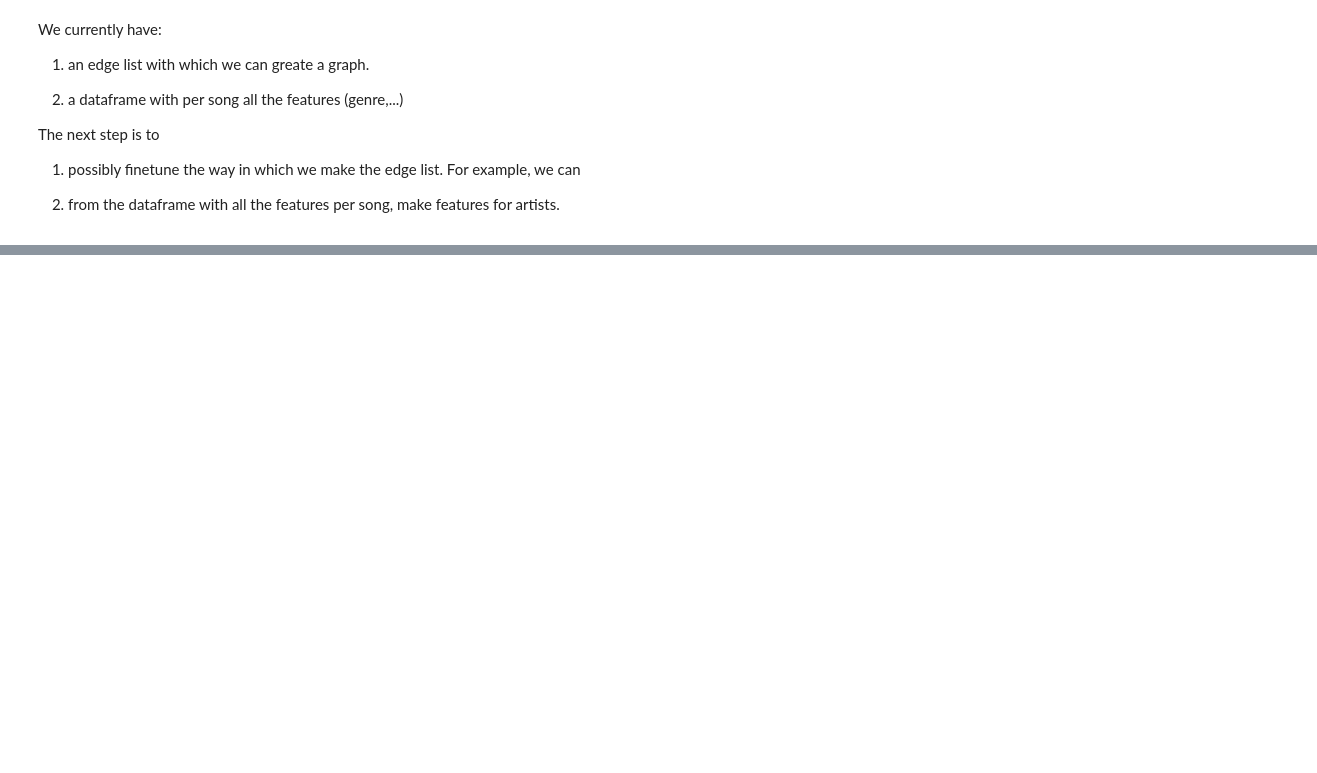
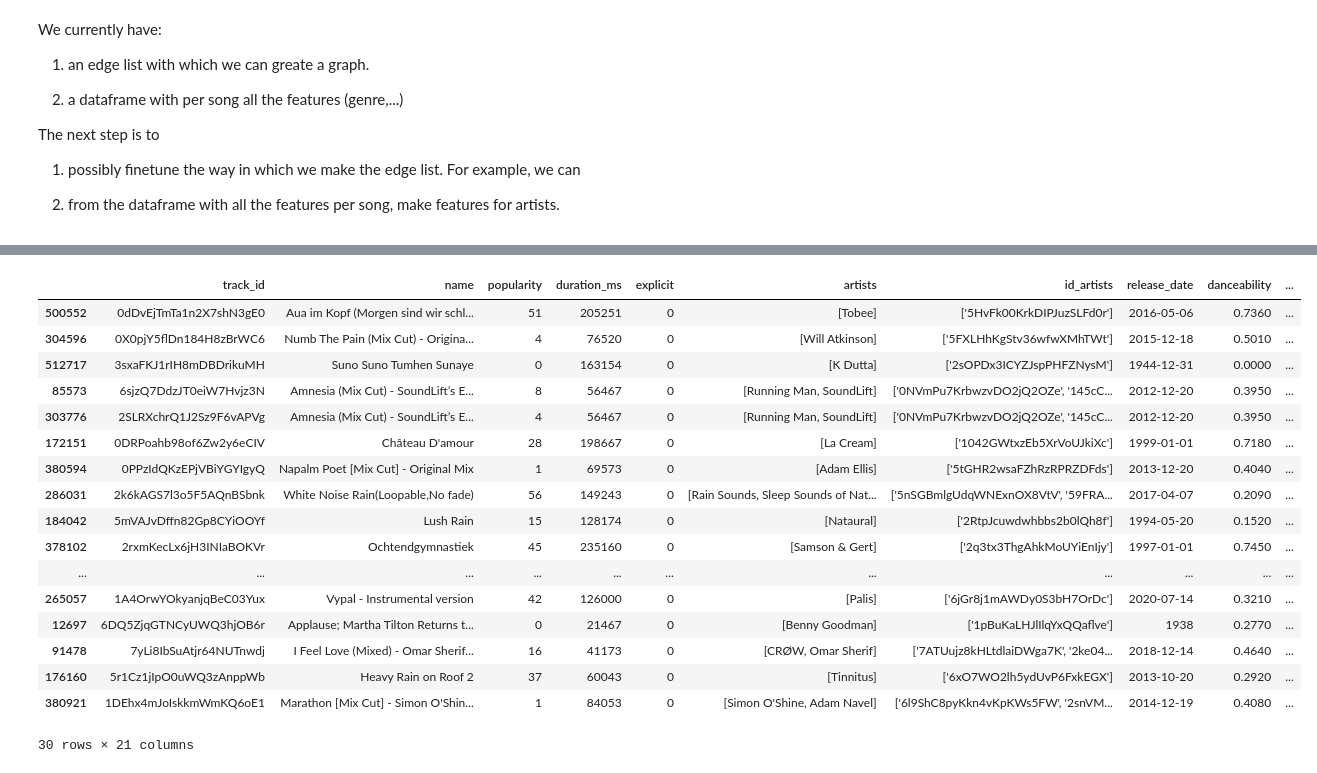
Before and after one commit to motmans-pj/MLNS-Spotify, a Jupyter notebook: Spotify.ipynb, the cells around one changed output, grey strips where cells are left out. Drawn from its saved outputs; the diff is of its cells as text; code cells hidden in the pictures; blank space fills up the shorter version.

```diff
--- a/Spotify.ipynb
+++ b/Spotify.ipynb
@@ -38,3 +21,11 @@ spotify
+# %%
+local = True
+if local:
+    DATA_PATH = '../Music_project/data/'
+else:
+    DATA_PATH = './data/'
+
+spotify = pd.read_csv(DATA_PATH+'SpotifyFeatures.csv')
 # %%
 # Create a dictionary of the form {artist_name: artist_id}, sorted as they appear in the dataframe
 # Here only artists appear that are the main artist for a song.
@@ -200,0 +319,21 @@ The next step is to
+# %%
+spotify_600.sort_values(by='energy', ascending=False).head(30)
+# %% [output]
+|  | track_id | name | popularity | duration_ms | explicit | artists | id_artists | release_date | danceability | ... |
+| 500552 | 0dDvEjTmTa1n2X7shN3gE0 | Aua im Kopf (Morgen sind wir schl... | 51 | 205251 | 0 | [Tobee] | ['5HvFk00KrkDIPJuzSLFd0r'] | 2016-05-06 | 0.7360 | ... |
+| 304596 | 0X0pjY5flDn184H8zBrWC6 | Numb The Pain (Mix Cut) - Origina... | 4 | 76520 | 0 | [Will Atkinson] | ['5FXLHhKgStv36wfwXMhTWt'] | 2015-12-18 | 0.5010 | ... |
+| 512717 | 3sxaFKJ1rIH8mDBDrikuMH | Suno Suno Tumhen Sunaye | 0 | 163154 | 0 | [K Dutta] | ['2sOPDx3ICYZJspPHFZNysM'] | 1944-12-31 | 0.0000 | ... |
+| 85573 | 6sjzQ7DdzJT0eiW7Hvjz3N | Amnesia (Mix Cut) - SoundLift’s E... | 8 | 56467 | 0 | [Running Man, SoundLift] | ['0NVmPu7KrbwzvDO2jQ2OZe', '145cC... | 2012-12-20 | 0.3950 | ... |
+| 303776 | 2SLRXchrQ1J2Sz9F6vAPVg | Amnesia (Mix Cut) - SoundLift’s E... | 4 | 56467 | 0 | [Running Man, SoundLift] | ['0NVmPu7KrbwzvDO2jQ2OZe', '145cC... | 2012-12-20 | 0.3950 | ... |
+| 172151 | 0DRPoahb98of6Zw2y6eCIV | Château D'amour | 28 | 198667 | 0 | [La Cream] | ['1042GWtxzEb5XrVoUJkiXc'] | 1999-01-01 | 0.7180 | ... |
+| 380594 | 0PPzIdQKzEPjVBiYGYIgyQ | Napalm Poet [Mix Cut] - Original Mix | 1 | 69573 | 0 | [Adam Ellis] | ['5tGHR2wsaFZhRzRPRZDFds'] | 2013-12-20 | 0.4040 | ... |
+| 286031 | 2k6kAGS7l3o5F5AQnBSbnk | White Noise Rain(Loopable,No fade) | 56 | 149243 | 0 | [Rain Sounds, Sleep Sounds of Nat... | ['5nSGBmlgUdqWNExnOX8VtV', '59FRA... | 2017-04-07 | 0.2090 | ... |
+| 184042 | 5mVAJvDffn82Gp8CYiOOYf | Lush Rain | 15 | 128174 | 0 | [Nataural] | ['2RtpJcuwdwhbbs2b0lQh8f'] | 1994-05-20 | 0.1520 | ... |
+| 378102 | 2rxmKecLx6jH3INIaBOKVr | Ochtendgymnastiek | 45 | 235160 | 0 | [Samson & Gert] | ['2q3tx3ThgAhkMoUYiEnIjy'] | 1997-01-01 | 0.7450 | ... |
+| ... | ... | ... | ... | ... | ... | ... | ... | ... | ... | ... |
+| 265057 | 1A4OrwYOkyanjqBeC03Yux | Vypal - Instrumental version | 42 | 126000 | 0 | [Palis] | ['6jGr8j1mAWDy0S3bH7OrDc'] | 2020-07-14 | 0.3210 | ... |
+| 12697 | 6DQ5ZjqGTNCyUWQ3hjOB6r | Applause; Martha Tilton Returns t... | 0 | 21467 | 0 | [Benny Goodman] | ['1pBuKaLHJlIlqYxQQaflve'] | 1938 | 0.2770 | ... |
+| 91478 | 7yLi8IbSuAtjr64NUTnwdj | I Feel Love (Mixed) - Omar Sherif... | 16 | 41173 | 0 | [CRØW, Omar Sherif] | ['7ATUujz8kHLtdlaiDWga7K', '2ke04... | 2018-12-14 | 0.4640 | ... |
+| 176160 | 5r1Cz1jIpO0uWQ3zAnppWb | Heavy Rain on Roof 2 | 37 | 60043 | 0 | [Tinnitus] | ['6xO7WO2lh5ydUvP6FxkEGX'] | 2013-10-20 | 0.2920 | ... |
+| 380921 | 1DEhx4mJoIskkmWmKQ6oE1 | Marathon [Mix Cut] - Simon O'Shin... | 1 | 84053 | 0 | [Simon O'Shine, Adam Navel] | ['6l9ShC8pyKkn4vKpKWs5FW', '2snVM... | 2014-12-19 | 0.4080 | ... |
+30 rows × 21 columns
```
Also changed, not shown: parts of 23 cells of this notebook, 3 other files.
